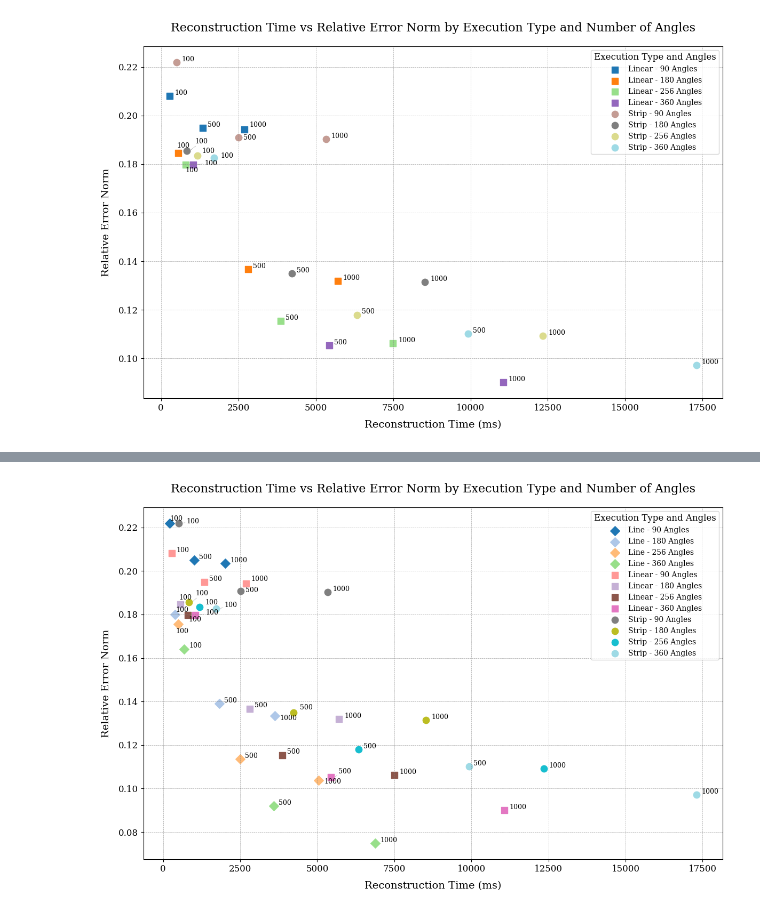
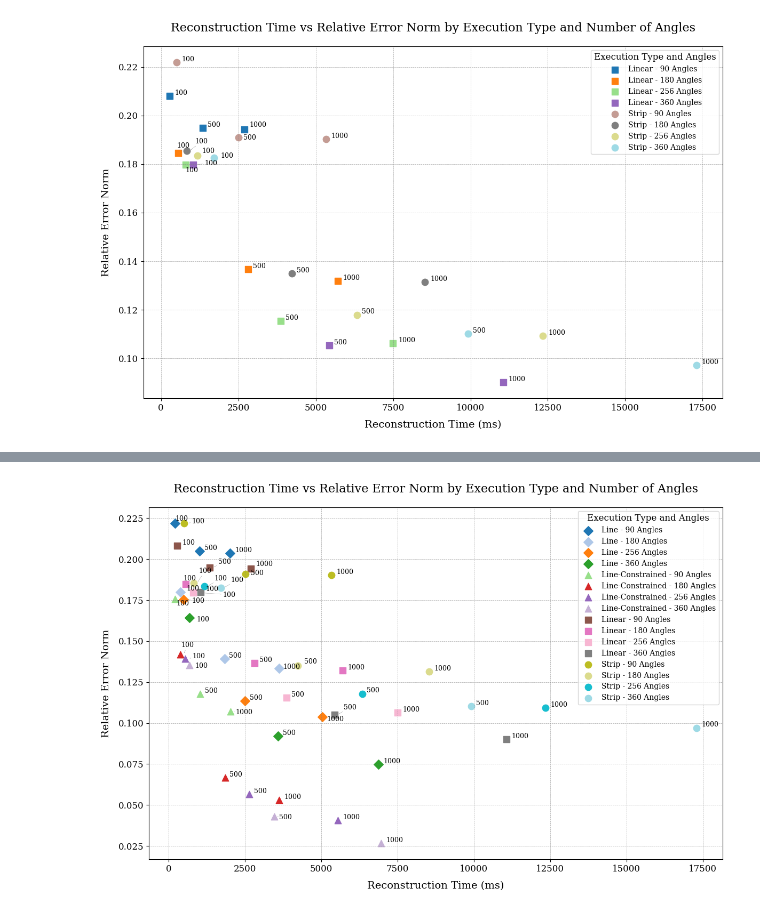
Before and after one commit to ksuraev/Cimmino-Phantom-Reconstruction, a Jupyter notebook: plots.ipynb, the cells around one changed output, grey strips where cells are left out. Cells and saved outputs as stored; diff of their text form; code cells hidden in the pictures.

Commit message:
Fix filtering conditions in plots.

```diff
--- a/plots.ipynb
+++ b/plots.ipynb
@@ -307,76 +363,65 @@ plt.show()
 # %%
-import matplotlib.pyplot as plt
-from adjustText import adjust_text
-
 metal = pd.read_csv('metal-logs/relaxation_experiment_log.csv')
 
-# Ensure numeric columns are properly parsed
 metal['ReconstructionTime_ms'] = pd.to_numeric(metal['ReconstructionTime_ms'], errors='coerce')
 metal['FinalErrorNorm'] = pd.to_numeric(metal['FinalErrorNorm'], errors='coerce')
 
-# Add font
 plt.rcParams.update({'font.size': 12, 'font.family': 'serif'})
 
-# Drop rows with missing or invalid data
 metal = metal.dropna(subset=['ReconstructionTime_ms', 'FinalErrorNorm'])
 
-# Filter for relevant data
 metal = metal[metal['FinalErrorNorm'] < 1]
 metal = metal[metal['NumIterations'] <= 1000]
-metal = metal[(metal['ExecutionType'] == 'Metal') | (metal['ExecutionType'] == 'Metal-linear') | (metal['ExecutionType'] == 'Metal-line')]
-# Rename 'Metal' to 'Metal-strip'
+metal = metal[(metal['ExecutionType'] == 'Metal-line-constrained') | (metal['ExecutionType'] == 'Metal') | (metal['ExecutionType'] == 'Metal-linear') | (metal['ExecutionType'] == 'Metal-line')]
+
 metal['ExecutionType'] = metal['ExecutionType'].replace({'Metal': 'Strip'})
 metal['ExecutionType'] = metal['ExecutionType'].replace({'Metal-linear': 'Linear'})
 metal['ExecutionType'] = metal['ExecutionType'].replace({'Metal-line': 'Line'})
+metal['ExecutionType'] = metal['ExecutionType'].replace({'Metal-line-constrained': 'Line-Constrained'})
 
-# Group by ExecutionType, NumIterations, RelaxationFactor, and NumAngles
 grouped = metal.groupby(['ExecutionType', 'NumIterations', 'RelaxationFactor', 'NumAngles'])[['FinalErrorNorm', 'ReconstructionTime_ms']].mean().reset_index()
 
 # Find the best data for each ExecutionType, angle, and iteration count (minimum FinalErrorNorm)
 best_data = grouped.loc[grouped.groupby(['ExecutionType', 'NumAngles', 'NumIterations'])['FinalErrorNorm'].idxmin()]
 
-# Save the best_data to csv
-best_data.to_csv('best_three_types.csv', index=False)
-
 plt.figure(figsize=(12, 8))
 
-# Define colors and markers for each ExecutionType
 execution_types = best_data['ExecutionType'].unique()
 colors = plt.cm.tab20(np.linspace(0, 1, len(execution_types) * len(best_data['NumAngles'].unique())))
 marker_mapping = {
     'Strip': 'o',
     'Linear': 's',
-    'Line': 'D'
+    'Line': 'D',
+    'Line-Constrained': '^'
 }
 
 texts = []
 color_index = 0
 for execution_type, color, marker in zip(execution_types, colors, marker_mapping.values()):
     subset = best_data[best_data['ExecutionType'] == execution_type]
     angles = subset['NumAngles'].unique()
     for angle in angles:
         angle_subset = subset[subset['NumAngles'] == angle]
         marker = marker_mapping.get(execution_type, 'o')
         color = colors[color_index]
         color_index += 1
         plt.scatter(angle_subset['ReconstructionTime_ms'], angle_subset['FinalErrorNorm'],
                     label=f'{execution_type} - {int(angle)} Angles', color=color, marker=marker, s=80)
         for _, row in angle_subset.iterrows():
-            texts.append(plt.text(row['ReconstructionTime_ms'] + 100,  # Add offset to x-coordinate
-                                row['FinalErrorNorm'],  # Add offset to y-coordinate
+            texts.append(plt.text(row['ReconstructionTime_ms'] + 100,
+                                row['FinalErrorNorm'],
                                 f"{int(row['NumIterations'])}", fontsize=9, color='black'))
 
-# Automatically adjust the labels to avoid overlap
+
 adjust_text(texts, arrowprops=dict(arrowstyle='->', color='gray', lw=0.3))
-# Add labels, title, and legend
+
 plt.xlabel('Reconstruction Time (ms)', fontsize=14, labelpad=10)
 plt.ylabel('Relative Error Norm', fontsize=14, labelpad=10)
 plt.title('Reconstruction Time vs Relative Error Norm by Execution Type and Number of Angles', fontsize=16, pad=20)
 plt.legend(title='Execution Type and Angles', title_fontsize=12, fontsize=10, loc='upper right', frameon=True)
 plt.grid(True, which="both", ls="--", linewidth=0.5, color='gray', alpha=0.7)
 
-# Adjust layout for better spacing
 plt.tight_layout()
 plt.show()
 # %% [output]
-[figure, old version]
+[figure, new version]
```
Also changed, not shown: parts of 9 cells of this notebook.
